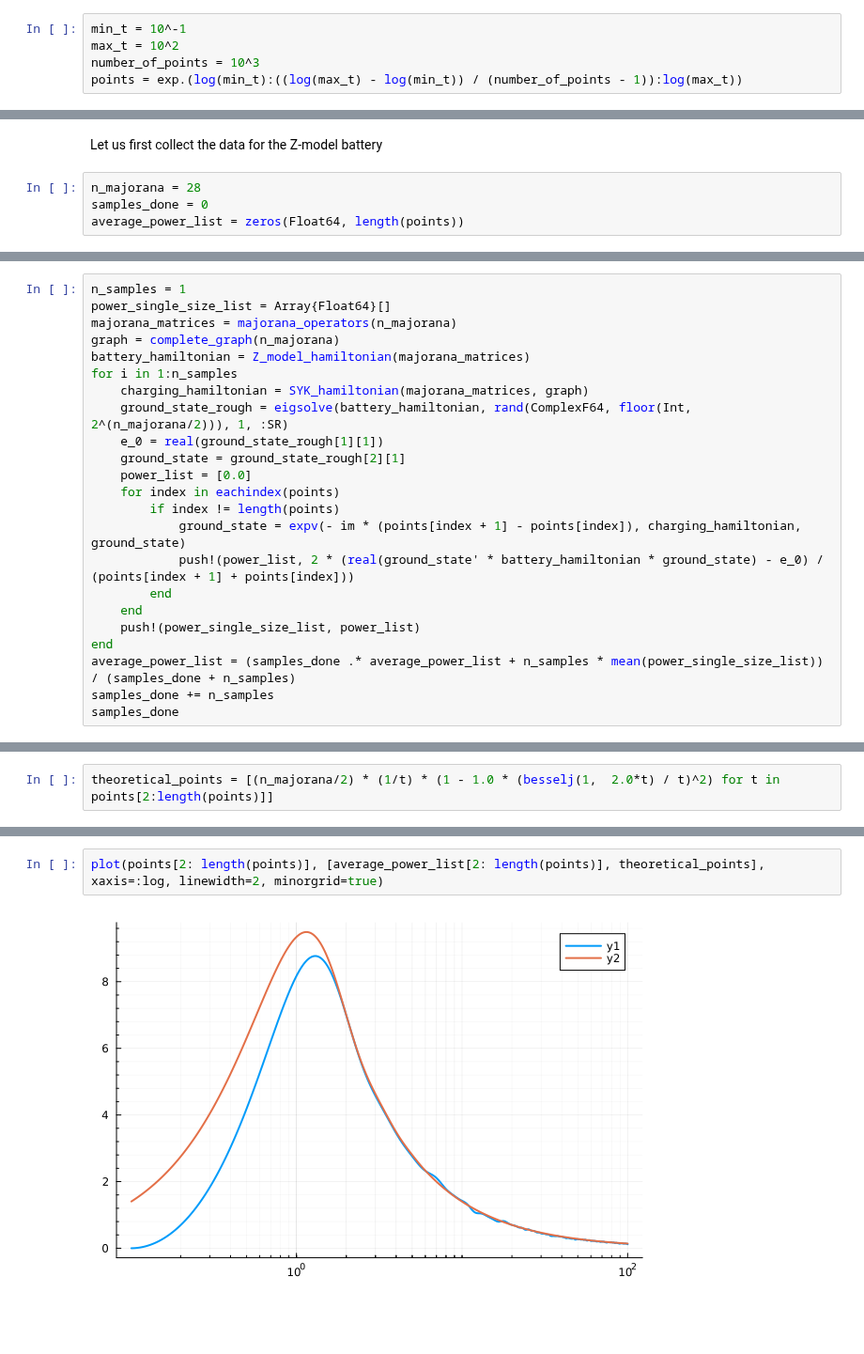
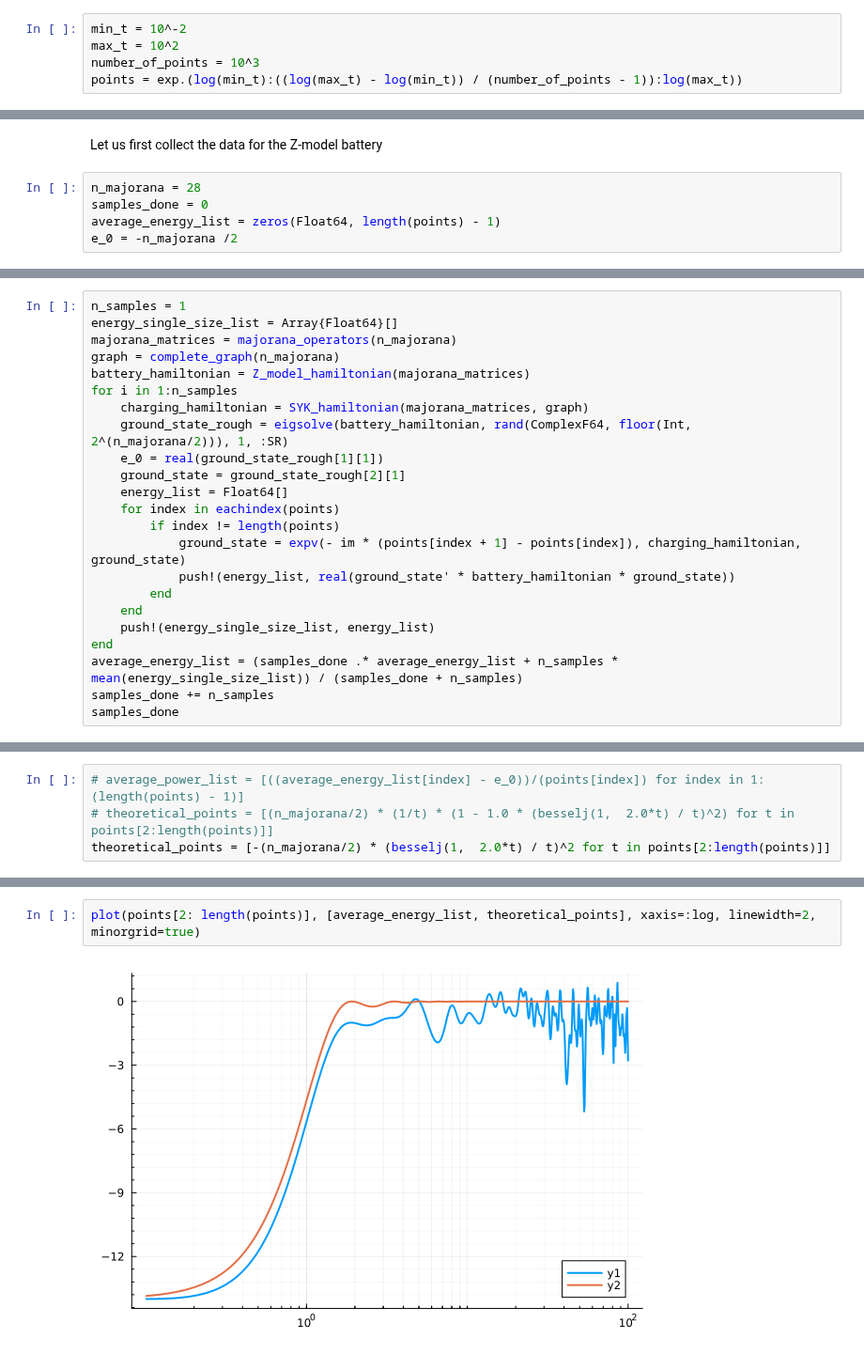
Before and after one commit to Dario-Rosa85/ChargingPower, a Jupyter notebook: notebook/charging_power.ipynb, the cells around one changed output, grey strips where cells are left out. Shown at 94% size. Saved outputs shown, nothing was run; the diff lists cells and outputs as text; blank space fills up the shorter version.

```diff
--- a/notebook/charging_power.ipynb
+++ b/notebook/charging_power.ipynb
@@ -16,7 +16,7 @@ using SpecialFunctions
 # %% [markdown]
 and let us set the parameters for the time evolution
 # %%
-min_t = 10^-1
+min_t = 10^-2
 max_t = 10^2
 number_of_points = 10^3
 points = exp.(log(min_t):((log(max_t) - log(min_t)) / (number_of_points - 1)):log(max_t))
@@ -45,5 +45,6 @@ Let us first collect the data for the Z-model battery
 # %%
 n_majorana = 28
 samples_done = 0
-average_power_list = zeros(Float64, length(points))
+average_energy_list = zeros(Float64, length(points) - 1)
+e_0 = -n_majorana /2
 # %% [output]
@@ -67,6 +52,6 @@ average_power_list = zeros(Float64, length(points))
 # %%
 n_samples = 1
-power_single_size_list = Array{Float64}[]
+energy_single_size_list = Array{Float64}[]
 majorana_matrices = majorana_operators(n_majorana)
 graph = complete_graph(n_majorana)
 battery_hamiltonian = Z_model_hamiltonian(majorana_matrices)
@@ -75,16 +60,16 @@ for i in 1:n_samples
     ground_state_rough = eigsolve(battery_hamiltonian, rand(ComplexF64, floor(Int, 2^(n_majorana/2))), 1, :SR)
     e_0 = real(ground_state_rough[1][1])
     ground_state = ground_state_rough[2][1]
-    power_list = [0.0]
+    energy_list = Float64[]
     for index in eachindex(points)
         if index != length(points)
             ground_state = expv(- im * (points[index + 1] - points[index]), charging_hamiltonian, ground_state)
-            push!(power_list, 2 * (real(ground_state' * battery_hamiltonian * ground_state) - e_0) / (points[index + 1] + points[index]))
+            push!(energy_list, real(ground_state' * battery_hamiltonian * ground_state))
         end
     end
-    push!(power_single_size_list, power_list)
+    push!(energy_single_size_list, energy_list)
 end
-average_power_list = (samples_done .* average_power_list + n_samples * mean(power_single_size_list)) / (samples_done + n_samples)
+average_energy_list = (samples_done .* average_energy_list + n_samples * mean(energy_single_size_list)) / (samples_done + n_samples)
 samples_done += n_samples
 samples_done
 # %% [output]
@@ -92,4 +77,6 @@ samples_done
 # %%
-theoretical_points = [(n_majorana/2) * (1/t) * (1 - 1.0 * (besselj(1,  2.0*t) / t)^2) for t in points[2:length(points)]]
+# average_power_list = [((average_energy_list[index] - e_0))/(points[index]) for index in 1:(length(points) - 1)]
+# theoretical_points = [(n_majorana/2) * (1/t) * (1 - 1.0 * (besselj(1,  2.0*t) / t)^2) for t in points[2:length(points)]]
+theoretical_points = [-(n_majorana/2) * (besselj(1,  2.0*t) / t)^2 for t in points[2:length(points)]]
 # %% [output]
 999-element Vector{Float64}:
@@ -112,4 +99,4 @@ theoretical_points = [(n_majorana/2) * (1/t) * (1 - 1.0 * (besselj(1,  2.0*t) /
 # %%
-plot(points[2: length(points)], [average_power_list[2: length(points)], theoretical_points], xaxis=:log, linewidth=2, minorgrid=true)
+plot(points[2: length(points)], [average_energy_list, theoretical_points], xaxis=:log, linewidth=2, minorgrid=true)
 # %% [output]
-[figure, old version]
+[figure, new version]
```
Also changed, not shown: parts of 11 cells of this notebook.
